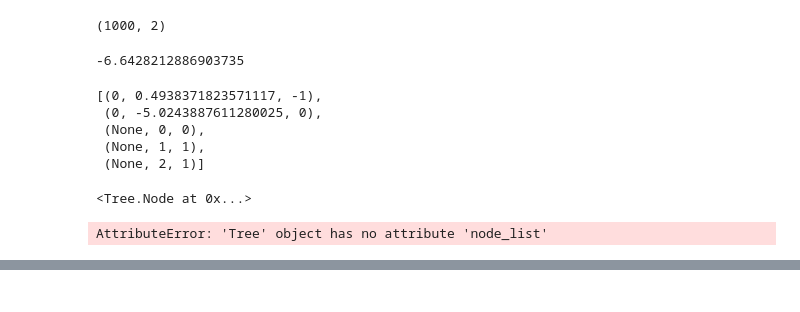
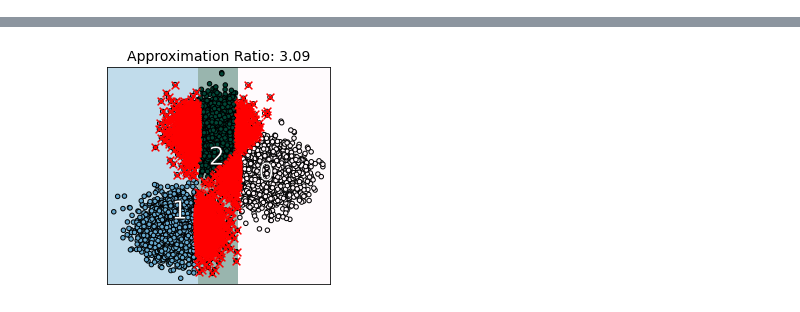
Before and after one commit to lmurtinho/ExKMC, a Jupyter notebook: ExKMC/Example with single dimension.ipynb, the cells around one changed output, grey strips where cells are left out. Cells and saved outputs as stored; diff of their text form; code cells hidden in the pictures.

```diff
--- a/ExKMC/Example with single dimension.ipynb
+++ b/ExKMC/Example with single dimension.ipynb
@@ -60,8 +39,0 @@ SyntaxError: unexpected EOF while parsing (<ipython-input-15-5e77c9bd91f3>, line
-# %%
-x_data.shape
-# %% [output]
-(1000, 2)
-# %%
-kmeans.cluster_centers_[1][1]
-# %% [output]
--6.6428212886903735
@@ -81,16 +40,5 @@ while nodes:
-# %%
-tree_list
-# %% [output]
-[(0, 0.4938371823571117, -1),
- (0, -5.0243887611280025, 0),
- (None, 0, 0),
- (None, 1, 1),
- (None, 2, 1)]
-# %%
-t.left.left
-# %% [output]
-<Tree.Node at 0x...>
-# %%
-tree_1k.node_list
-# %% [output]
-AttributeError: 'Tree' object has no attribute 'node_list'
+# %%
+tree_c0 = Tree(k, valid_col_idx=[0])
+%timeit tree_c0.fit_1d_cost_search(x_data,kmeans)
+plot_tree_boundary(tree_c0, k, x_data, kmeans, plot_mistakes=True)
+# %% [output]
@@ -96,0 +46 @@ AttributeError: 'Tree' object has no attribute 'node_list'
+[figure, added]
```
Also changed, not shown: parts of 11 cells of this notebook, 2 other files.
